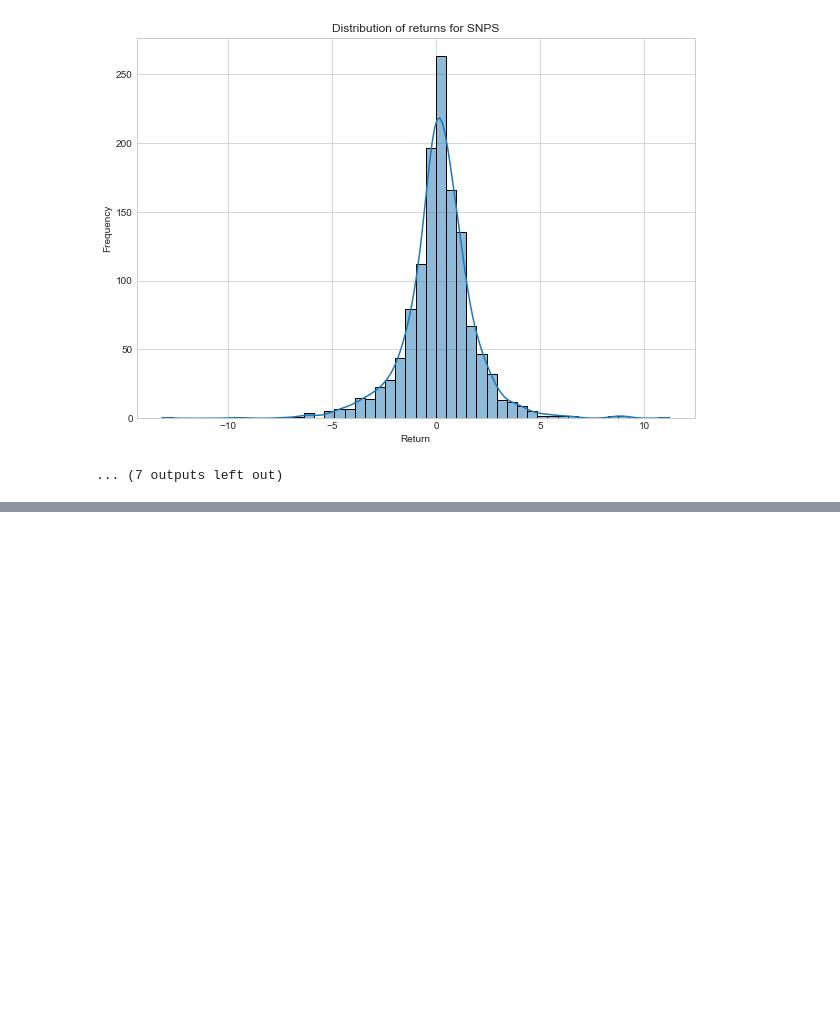
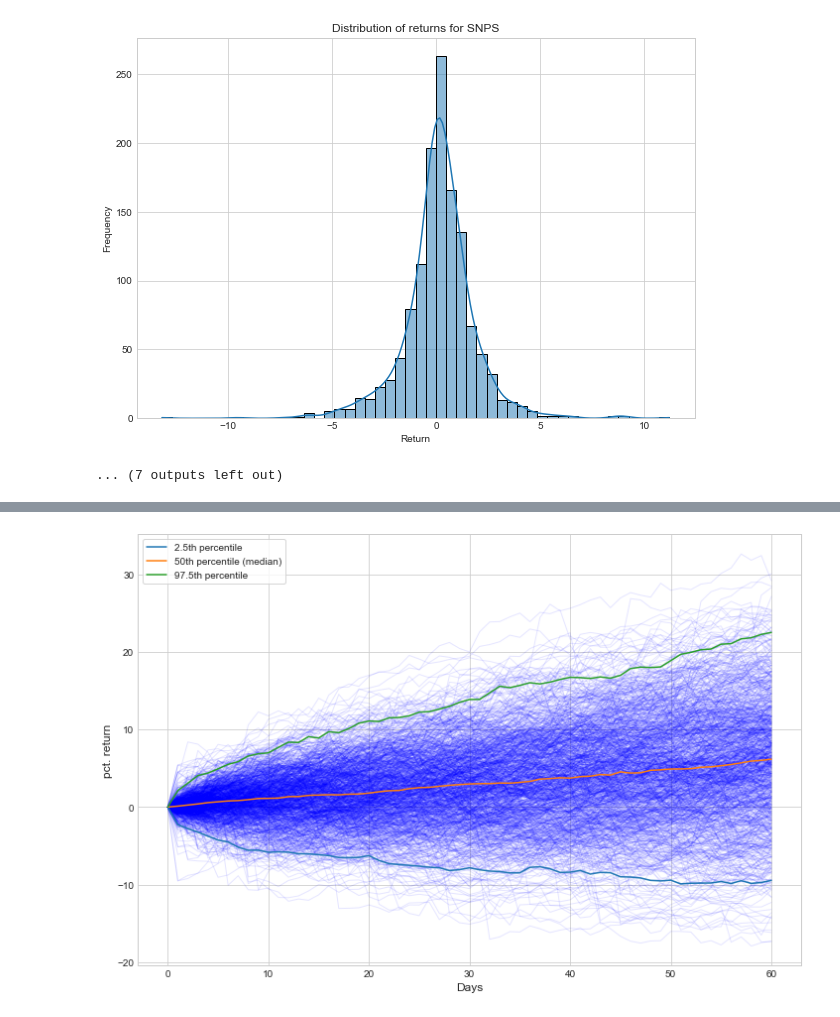
Before and after one commit to OlufKelk/PortfolioDesign, a Jupyter notebook: OptimalPF/Porfolio_notebook.ipynb, the cells around one changed output, grey strips where cells are left out. Cells and saved outputs as stored; diff of their text form; code cells hidden in the pictures; blank space fills up the shorter version.

```diff
--- a/OptimalPF/Porfolio_notebook.ipynb
+++ b/OptimalPF/Porfolio_notebook.ipynb
@@ -488,0 +431,3 @@ array([[-0.93, -0.18,  0.11, -0.61],
+# %%
+mvw = np.array(mvw).reshape(-1)
+rdfclean = rdf.dropna()
@@ -488,0 +473,5 @@ array([[-0.93, -0.18,  0.11, -0.61],
+# %%
+
+_ = sim_pf(rdfclean,mvw)
+# %% [output]
+[figure, added]
```
Also changed, not shown: parts of 13 cells of this notebook, 1 other file.
